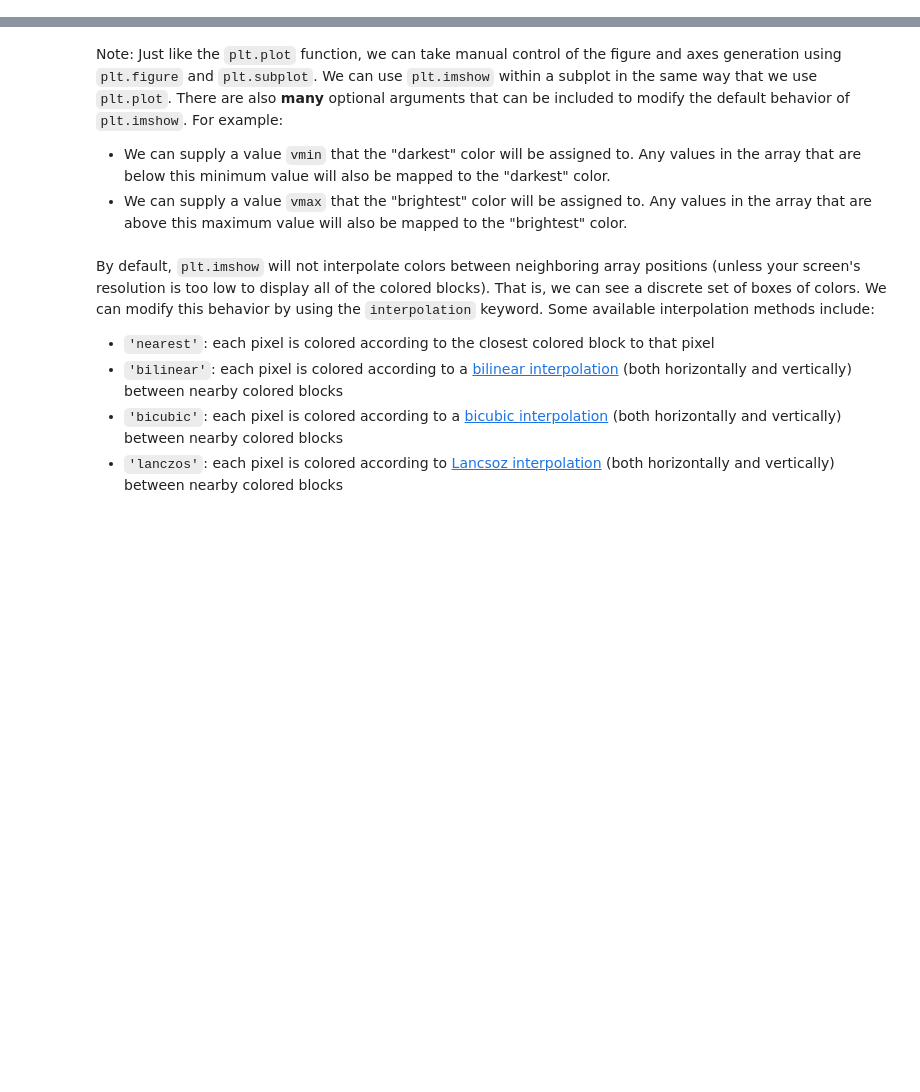
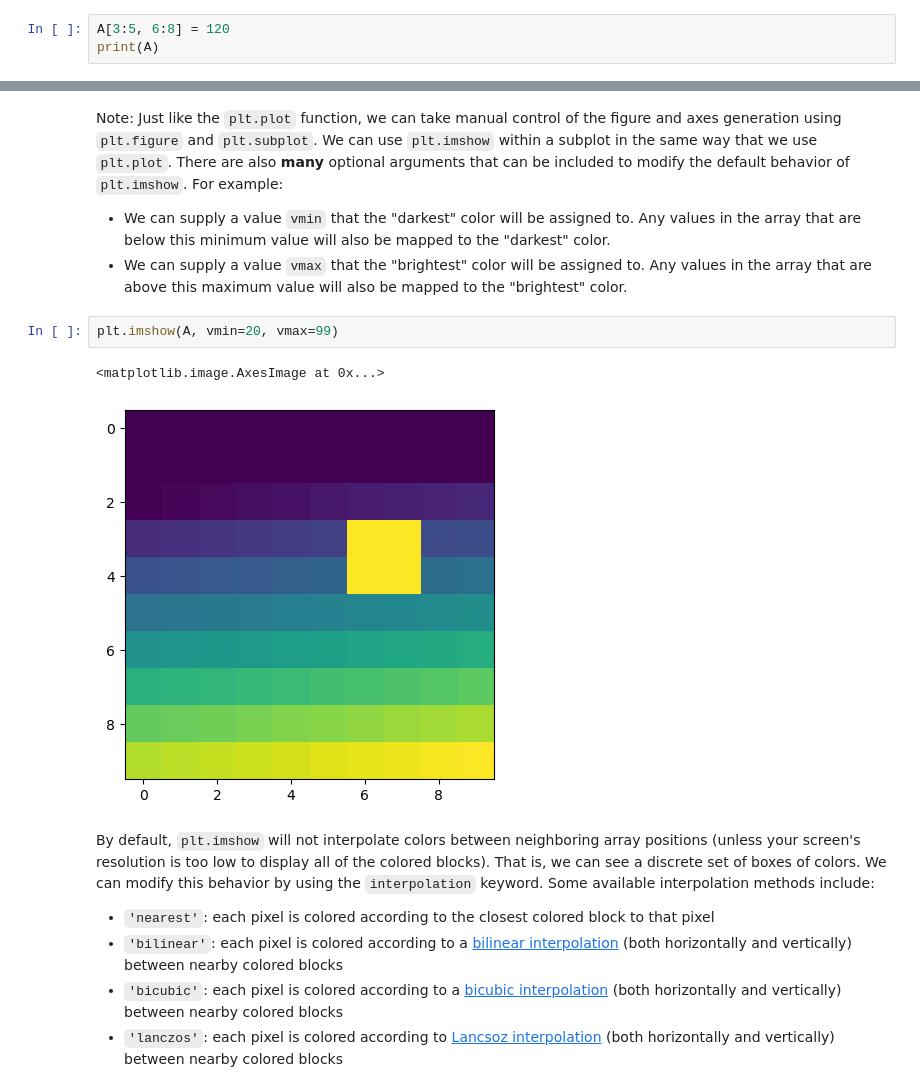
Before and after one commit to jllottes/jllottes.github.io, a Jupyter notebook: _static/weekly_notebooks/week06_notebook_day2.ipynb, the cells around one changed output, grey strips where cells are left out. Cells and saved outputs as stored; diff of their text form; blank space fills up the shorter version.

```diff
--- a/_static/weekly_notebooks/week06_notebook_day2.ipynb
+++ b/_static/weekly_notebooks/week06_notebook_day2.ipynb
@@ -56,2 +149,5 @@ plt.imshow(A)
 # %% [markdown]
 Let's make some changes to the `A` array and see how the output of `plt.imshow` is affected. For example, suppose we want to set the values in rows `3` or `4` and columns `6` or `7` to be `120`.
+# %%
+A[3:5, 6:8] = 120
+print(A)
@@ -61,6 +171,11 @@ plt.imshow(A)
 Note: Just like the `plt.plot` function, we can take manual control of the figure and axes generation using `plt.figure` and `plt.subplot`. We can use `plt.imshow` within a subplot in the same way that we use `plt.plot`. There are also **many** optional arguments that can be included to modify the default behavior of `plt.imshow`. For example:
  - We can supply a value `vmin` that the "darkest" color will be assigned to. Any values in the array that are below this minimum value will also be mapped to the "darkest" color.
  - We can supply a value `vmax` that the "brightest" color will be assigned to. Any values in the array that are above this maximum value will also be mapped to the "brightest" color.
+# %%
+plt.imshow(A, vmin=20, vmax=99)
+# %% [output]
+<matplotlib.image.AxesImage at 0x...>
+[figure, added]
 # %% [markdown]
 By default, `plt.imshow` will not interpolate colors between neighboring array positions (unless your screen's resolution is too low to display all of the colored blocks). That is, we can see a discrete set of boxes of colors. We can modify this behavior by using the `interpolation` keyword. Some available interpolation methods include:
  - `'nearest'`: each pixel is colored according to the closest colored block to that pixel
```
Also changed, not shown: parts of 39 cells of this notebook, 9 other files.
